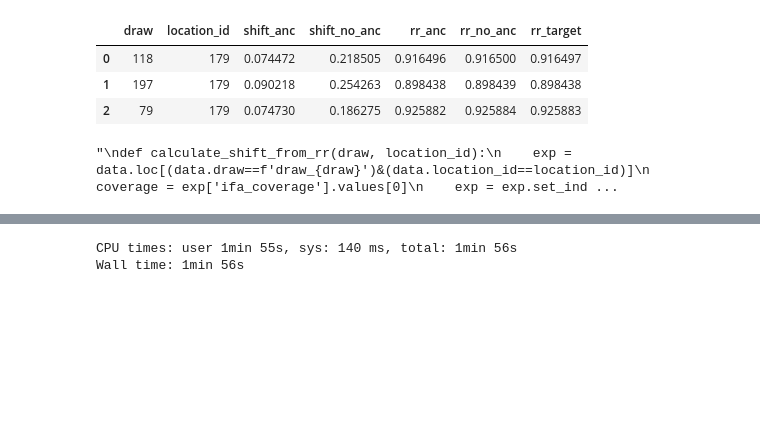
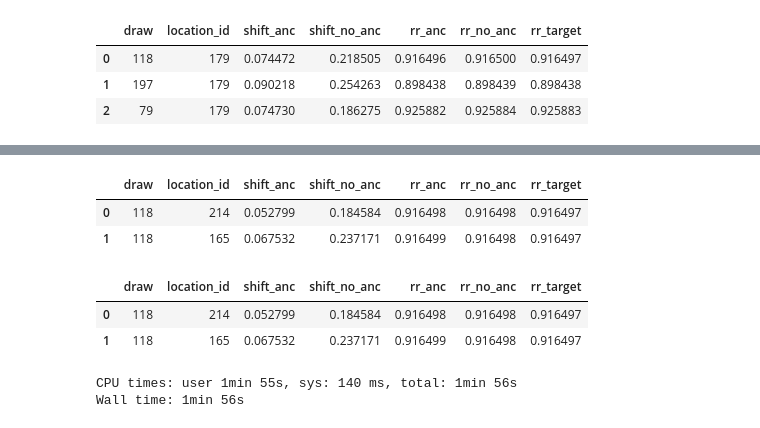
Before and after one commit to ihmeuw/vivarium_gates_mncnh, a Jupyter notebook: src/vivarium_gates_mncnh/data/ifa_mms_gestation_shifts/ifa_gestational_age_shifts.ipynb, the cells around one changed output, grey strips where cells are left out. Drawn from its saved outputs; the diff is of its cells as text; code cells hidden in the pictures; blank space fills up the shorter version.

```diff
--- a/src/vivarium_gates_mncnh/data/ifa_mms_gestation_shifts/ifa_gestational_age_shifts.ipynb
+++ b/src/vivarium_gates_mncnh/data/ifa_mms_gestation_shifts/ifa_gestational_age_shifts.ipynb
@@ -223,7 +184,7 @@ from pathlib import Path
 from vivarium import Artifact
 # %%
 def initialize_simulation(location, draw):
-    no_oral_iron_spec = build_model_specification(Path("../vivarium_gates_mncnh/src/vivarium_gates_mncnh/model_specifications/model_spec.yaml"))
+    no_oral_iron_spec = build_model_specification(Path("../../model_specifications/model_spec.yaml"))
     # Filter out components with 'OralIron' 'iron_folic_acid' or 'multiple_micronutrient_supplementation' in the name
     no_oral_iron_spec.components.vivarium_gates_mncnh.components = [
         c for c in no_oral_iron_spec.components.vivarium_gates_mncnh.components
@@ -232,15 +193,13 @@ def initialize_simulation(location, draw):
     # specify draw number
     no_oral_iron_spec.configuration.input_data.input_draw_number = draw
     # specify artifact path/location
-        # FIX ME: make this automatically consistent with the artifact path that we use to load other data above
-    no_oral_iron_spec.configuration.input_data.artifact_path = ('/mnt/team/simulation_science/pub/models/vivarium_gates_mncnh/artifacts/model24.2/'
-                                                                + location + '.hdf')
+    no_oral_iron_spec.configuration.input_data.artifact_path = (Path(art_dir) / (location + ".hdf"))
     sim = InteractiveContext(no_oral_iron_spec)
     sim.take_steps(4, None, True)
     return sim
 # %%
 def lookup_continuous_bw_ga(row):
-    for (param, ga_start, ga_end, bw_start, bw_end) in art_exposure.itertuples(index=False, name=None):
+    for (param, ga_start, ga_end, bw_start, bw_end) in load_art_exposure().itertuples(index=False, name=None):
         bw = row["birth_weight_exposure"]
         ga = row["gestational_age_exposure"]
         if bw>=bw_start and bw<bw_end and ga>=ga_start and ga<ga_end:
@@ -256,7 +215,7 @@ def return_sim_data(location, draw):
     # check expsure values sum to 1
     assert np.all(df.groupby('anc1').exposure.sum() == 1), 'LBWSG exposure values across categories do not sum to 1'
     # now check to see that we have all expected categories represented in our data
-    if len([x for x in art_exposure.parameter.unique() if x not in df.parameter.unique()]) > 0:
+    if len([x for x in load_art_exposure().parameter.unique() if x not in df.parameter.unique()]) > 0:
         print(f"WARNING: not all LBWSG exposure categories represented in interactive simulation population for draw {draw} in {location}. Consider increasing population size and rerunning")
     df['draw'] = 'draw_' + str(draw)
     df['location'] = location
@@ -298,21 +257,21 @@ def calculate_rrs_from_shifts(shifts):
     rr_no_anc = covered_no_anc_ptb / uncovered_no_anc_ptb
     return rr_anc, rr_no_anc
 
-def generate_location_draw_global_data(draw, location):
-    # FIX ME: return_sim_data function takes location as in input, but generate_location_draw_global_data
+def generate_location_draw_global_data(location, draw):
     # takes location_id... need to make this consistent somehow
     df = return_sim_data(location, draw)
-    data = df.merge(ifa_rr_draws, on='draw')
+    data = df.merge(load_ifa_rr_draws(), on='draw')
     location_id = location_data[location]
     data['location_id'] = location_id
-    data = data.merge(baseline_ifa.rename(columns={'value':'ifa_coverage'}), on=['location_id', 'draw'])
-    data = data.merge(art_exposure, on='parameter')
+    anc_art = load_anc_art(location)  # anc from artifact
+    data = data.merge(load_baseline_ifa(anc_art, load_ifa(location)).rename(columns={'value':'ifa_coverage'}), on=['location_id', 'draw'])
+    data = data.merge(load_art_exposure(), on='parameter')
     exp = data.loc[(data.draw==f'draw_{draw}')&(data.location_id==location_id)]
     rr = data.rr.values[0]
     coverage = exp['ifa_coverage'].values[0]
-    anc = exp[exp["anc1"] == True].set_index([c for c in data.columns if 'ga_' not in c]) # gestational age columns are the operative ones (shift gets added to these)
+    anc = exp[exp["anc1"] == True].set_index([c for c in data.columns if 'ga_' not in c]) # anc from interactive sim - gestational age columns are the operative ones (shift gets added to these)
     no_anc = exp[exp["anc1"] == False].set_index([c for c in data.columns if 'ga_' not in c])
-    anc_coverage = anc_art.loc[f'draw_{draw}',179].value
+    anc_coverage = anc_art.loc[f'draw_{draw}',location_id].value
     return coverage, anc, no_anc, anc_coverage, rr
 
 def perform_single_optimization():
@@ -321,19 +280,19 @@ def perform_single_optimization():
         return (np.abs(rr_anc - rr) + np.abs(rr_no_anc - rr))* 500
     return scipy.optimize.minimize(shift_optimization, [0, 0], tol=10e-4, method='Nelder-Mead')
 
-def check_single_optimization_result():
+def check_single_optimization_result(location, draw):
     optimization_result = perform_single_optimization()
     rrs = calculate_rrs_from_shifts(optimization_result.x)
     assert optimization_result.success, f"Optimization failed for {location} draw {draw}"
     return optimization_result.x, rrs
 
-def store_optimization_results(draw, location):
+def store_optimization_results(location, draw):
     global coverage, anc, no_anc, anc_coverage, rr
-    coverage, anc, no_anc, anc_coverage, rr = generate_location_draw_global_data(draw, location)
-    shifts, rrs = check_single_optimization_result()
+    coverage, anc, no_anc, anc_coverage, rr = generate_location_draw_global_data(location, draw)
+    shifts, rrs = check_single_optimization_result(location, draw)
     output = pd.DataFrame()
     output['draw'] = [draw]
-    output['location_id'] = location_id
+    output['location_id'] = location_data[location]
     output['shift_anc'] = shifts[0]
     output['shift_no_anc'] = shifts[1]
     output['rr_anc'] = rrs[0]
@@ -413,29 +371,13 @@ results
 | 0 | 118 | 179 | 0.074472 | 0.218505 | 0.916496 | 0.916500 | 0.916497 |
 | 1 | 197 | 179 | 0.090218 | 0.254263 | 0.898438 | 0.898439 | 0.898438 |
 | 2 | 79 | 179 | 0.074730 | 0.186275 | 0.925882 | 0.925884 | 0.925883 |
-# %%
-'''
-def calculate_shift_from_rr(draw, location_id):
-    exp = data.loc[(data.draw==f'draw_{draw}')&(data.location_id==location_id)]
-    coverage = exp['ifa_coverage'].values[0]
-    exp = exp.set_index([c for c in data.columns if 'ga_' not in c]) # gestational age columns are the operative ones (shift gets added to these)
-    def shift_optimization(shift):
-        exp_uncovered = (exp - (shift * coverage)).reset_index()
-        exp_uncovered['frac_ptb'] = np.where(exp_uncovered.ga_start >= 37, 0,
-                                        np.where(exp_uncovered.ga_end < 37, 1,
-                                                (37 - exp_uncovered.ga_start)/(exp_uncovered.ga_end - exp_uncovered.ga_start)
-                                                ))
-        uncovered_ptb = (exp_uncovered.exposure * exp_uncovered.frac_ptb).sum()
-        exp_covered = exp_uncovered.set_index([c for c in exp_uncovered.columns if 'ga_' not in c]) + shift
-        exp_covered = exp_covered.reset_index()
-        exp_covered['frac_ptb'] = np.where(exp_covered.ga_start >= 37, 0,
-                                            np.where(exp_covered.ga_end < 37, 1,
-                                                    (37 - exp_covered.ga_start)/(exp_covered.ga_end - exp_covered.ga_start)
-                                                    ))
-        covered_ptb = (exp_covered.exposure * exp_covered.frac_ptb).sum()
-        rr = covered_ptb / uncovered_ptb
-        return np.abs(rr - exp_covered.rr[0])
-    return scipy.optimize.minimize_scalar(shift_optimization, bounds=(-1, 2), method='bounded')['x']
-'''
-# %% [output]
-"\ndef calculate_shift_from_rr(draw, location_id):\n    exp = data.loc[(data.draw==f'draw_{draw}')&(data.location_id==location_id)]\n    coverage = exp['ifa_coverage'].values[0]\n    exp = exp.set_ind ...
+# %%
+# other locations
+
+other_locations = ['nigeria', 'pakistan']
+location_id = location_data[location]
+
+
+results = pd.concat([store_optimization_results(loc, 118) for loc in other_locations], ignore_index=True)
+results
+# %% [output]
@@ -442,3 +414,12 @@ def calculate_shift_from_rr(draw, location_id):
+|  | draw | location_id | shift_anc | shift_no_anc | rr_anc | rr_no_anc | rr_target |
+| 0 | 118 | 214 | 0.052799 | 0.184584 | 0.916498 | 0.916498 | 0.916497 |
+| 1 | 118 | 165 | 0.067532 | 0.237171 | 0.916499 | 0.916498 | 0.916497 |
+# %%
+results
+# %% [output]
+|  | draw | location_id | shift_anc | shift_no_anc | rr_anc | rr_no_anc | rr_target |
+| 0 | 118 | 214 | 0.052799 | 0.184584 | 0.916498 | 0.916498 | 0.916497 |
+| 1 | 118 | 165 | 0.067532 | 0.237171 | 0.916499 | 0.916498 | 0.916497 |
 # %%
 %%time
 
```
Also changed, not shown: parts of 19 cells of this notebook, 1 other file.
